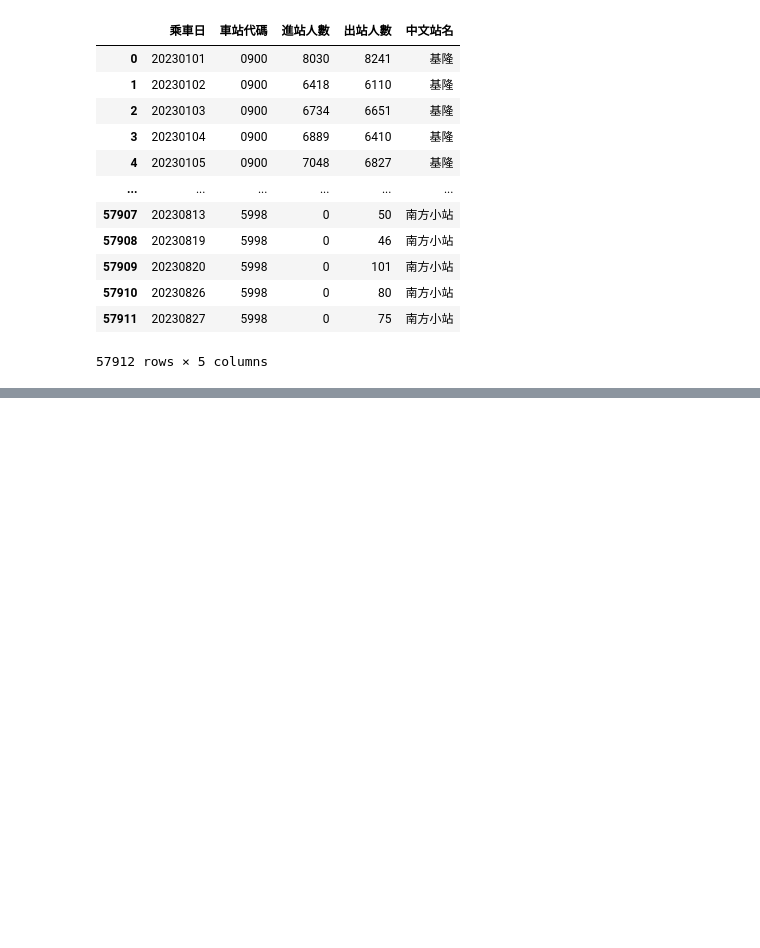
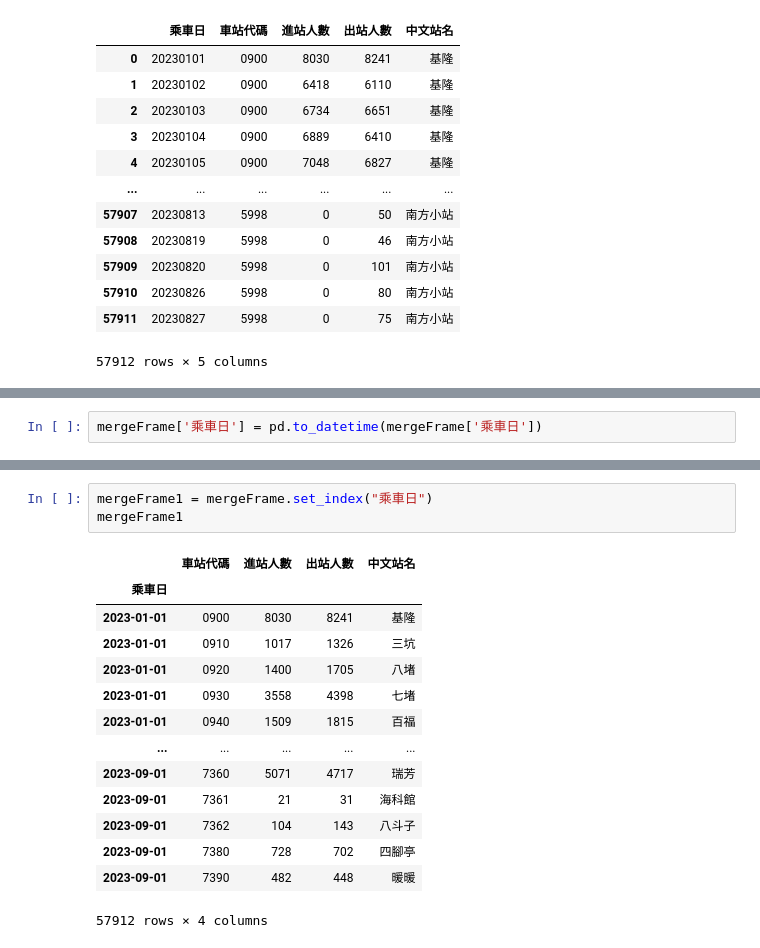
Before and after one commit to spinomics/2023_0723_am, a Jupyter notebook: lesson 21_6.ipynb, the cells around one changed output, grey strips where cells are left out. Saved outputs shown, nothing was run; the diff lists cells and outputs as text; blank space fills up the shorter version.

```diff
--- a/lesson 21_6.ipynb
+++ b/lesson 21_6.ipynb
@@ -104,0 +137,2 @@ pd.merge(dataFrame,stations,on='車站代碼')
+# %%
+mergeFrame['乘車日'] = pd.to_datetime(mergeFrame['乘車日'])
@@ -104,0 +154,18 @@ pd.merge(dataFrame,stations,on='車站代碼')
+# %%
+mergeFrame1 = mergeFrame.set_index("乘車日")
+mergeFrame1
+# %% [output]
+|  | 車站代碼 | 進站人數 | 出站人數 | 中文站名 |
+| 乘車日 |  |  |  |  |
+| 2023-01-01 | 0900 | 8030 | 8241 | 基隆 |
+| 2023-01-01 | 0910 | 1017 | 1326 | 三坑 |
+| 2023-01-01 | 0920 | 1400 | 1705 | 八堵 |
+| 2023-01-01 | 0930 | 3558 | 4398 | 七堵 |
+| 2023-01-01 | 0940 | 1509 | 1815 | 百福 |
+| ... | ... | ... | ... | ... |
+| 2023-09-01 | 7360 | 5071 | 4717 | 瑞芳 |
+| 2023-09-01 | 7361 | 21 | 31 | 海科館 |
+| 2023-09-01 | 7362 | 104 | 143 | 八斗子 |
+| 2023-09-01 | 7380 | 728 | 702 | 四腳亭 |
+| 2023-09-01 | 7390 | 482 | 448 | 暖暖 |
+57912 rows × 4 columns
```
Also changed, not shown: parts of 4 cells of this notebook.
